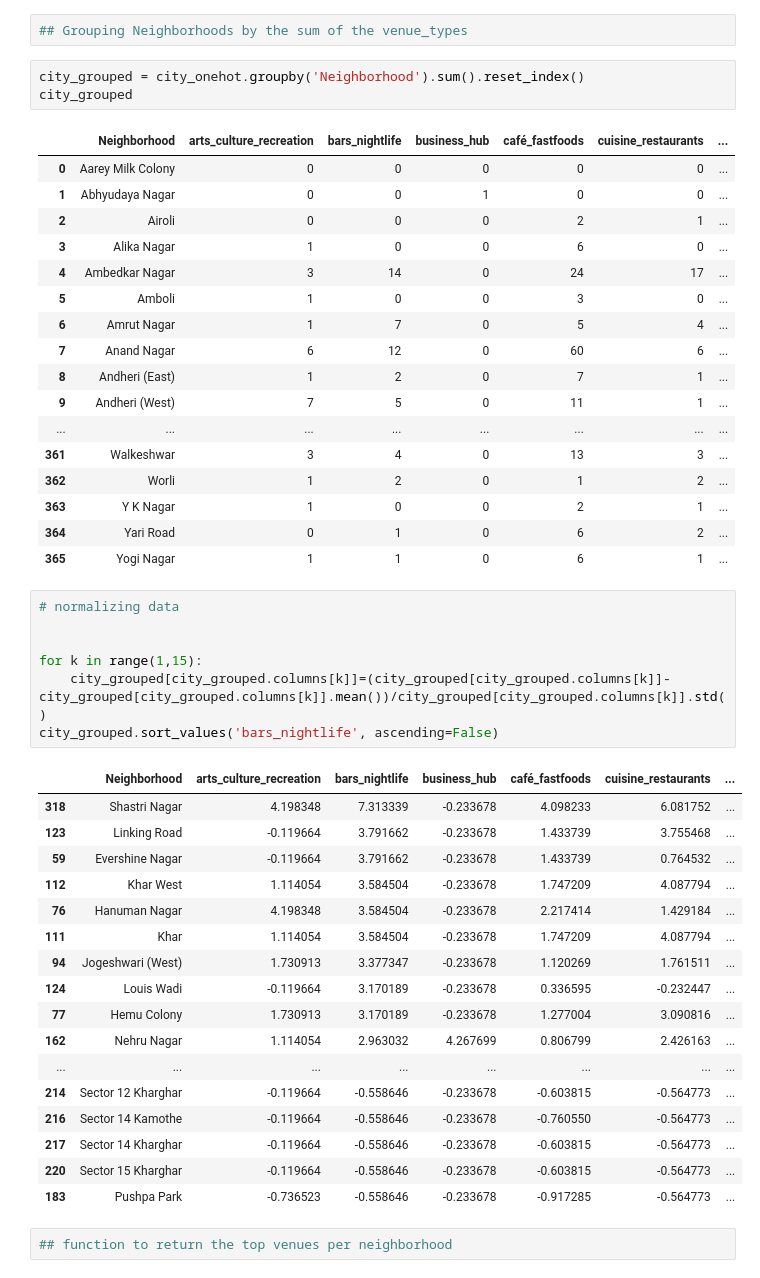
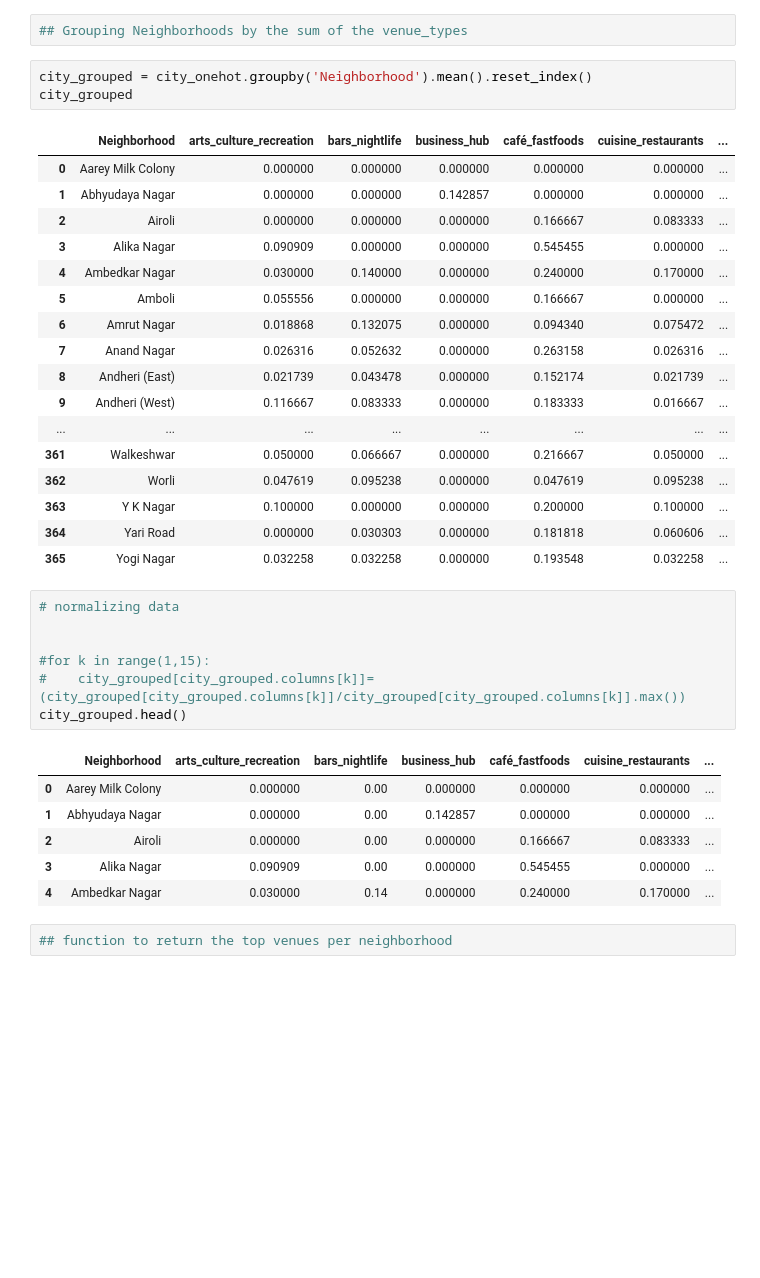
Before and after one commit to MohitPoddar35/mumbai_city_analysis, a Jupyter notebook: Mumbai_venue_analysis.ipynb, the cells around one changed output. Cells and saved outputs as stored; diff of their text form; blank space fills up the shorter version.

```diff
--- a/Mumbai_venue_analysis.ipynb
+++ b/Mumbai_venue_analysis.ipynb
@@ -90,51 +90,40 @@ city_onehot.head().sort_values('Neighborhood',ascending=True)
 # %%
 ## Grouping Neighborhoods by the sum of the venue_types
 # %%
-city_grouped = city_onehot.groupby('Neighborhood').sum().reset_index()
+city_grouped = city_onehot.groupby('Neighborhood').mean().reset_index()
 city_grouped
 # %% [output]
 |  | Neighborhood | arts_culture_recreation | bars_nightlife | business_hub | café_fastfoods | cuisine_restaurants | ... |
-| 0 | Aarey Milk Colony | 0 | 0 | 0 | 0 | 0 | ... |
-| 1 | Abhyudaya Nagar | 0 | 0 | 1 | 0 | 0 | ... |
-| 2 | Airoli | 0 | 0 | 0 | 2 | 1 | ... |
-| 3 | Alika Nagar | 1 | 0 | 0 | 6 | 0 | ... |
-| 4 | Ambedkar Nagar | 3 | 14 | 0 | 24 | 17 | ... |
-| 5 | Amboli | 1 | 0 | 0 | 3 | 0 | ... |
-| 6 | Amrut Nagar | 1 | 7 | 0 | 5 | 4 | ... |
-| 7 | Anand Nagar | 6 | 12 | 0 | 60 | 6 | ... |
-| 8 | Andheri (East) | 1 | 2 | 0 | 7 | 1 | ... |
-| 9 | Andheri (West) | 7 | 5 | 0 | 11 | 1 | ... |
+| 0 | Aarey Milk Colony | 0.000000 | 0.000000 | 0.000000 | 0.000000 | 0.000000 | ... |
+| 1 | Abhyudaya Nagar | 0.000000 | 0.000000 | 0.142857 | 0.000000 | 0.000000 | ... |
+| 2 | Airoli | 0.000000 | 0.000000 | 0.000000 | 0.166667 | 0.083333 | ... |
+| 3 | Alika Nagar | 0.090909 | 0.000000 | 0.000000 | 0.545455 | 0.000000 | ... |
+| 4 | Ambedkar Nagar | 0.030000 | 0.140000 | 0.000000 | 0.240000 | 0.170000 | ... |
+| 5 | Amboli | 0.055556 | 0.000000 | 0.000000 | 0.166667 | 0.000000 | ... |
+| 6 | Amrut Nagar | 0.018868 | 0.132075 | 0.000000 | 0.094340 | 0.075472 | ... |
+| 7 | Anand Nagar | 0.026316 | 0.052632 | 0.000000 | 0.263158 | 0.026316 | ... |
+| 8 | Andheri (East) | 0.021739 | 0.043478 | 0.000000 | 0.152174 | 0.021739 | ... |
+| 9 | Andheri (West) | 0.116667 | 0.083333 | 0.000000 | 0.183333 | 0.016667 | ... |
 | ... | ... | ... | ... | ... | ... | ... | ... |
-| 361 | Walkeshwar | 3 | 4 | 0 | 13 | 3 | ... |
-| 362 | Worli | 1 | 2 | 0 | 1 | 2 | ... |
-| 363 | Y K Nagar | 1 | 0 | 0 | 2 | 1 | ... |
-| 364 | Yari Road | 0 | 1 | 0 | 6 | 2 | ... |
-| 365 | Yogi Nagar | 1 | 1 | 0 | 6 | 1 | ... |
+| 361 | Walkeshwar | 0.050000 | 0.066667 | 0.000000 | 0.216667 | 0.050000 | ... |
+| 362 | Worli | 0.047619 | 0.095238 | 0.000000 | 0.047619 | 0.095238 | ... |
+| 363 | Y K Nagar | 0.100000 | 0.000000 | 0.000000 | 0.200000 | 0.100000 | ... |
+| 364 | Yari Road | 0.000000 | 0.030303 | 0.000000 | 0.181818 | 0.060606 | ... |
+| 365 | Yogi Nagar | 0.032258 | 0.032258 | 0.000000 | 0.193548 | 0.032258 | ... |
 # %%
 # normalizing data
 
 
-for k in range(1,15):
-    city_grouped[city_grouped.columns[k]]=(city_grouped[city_grouped.columns[k]]-city_grouped[city_grouped.columns[k]].mean())/city_grouped[city_grouped.columns[k]].std()
-city_grouped.sort_values('bars_nightlife', ascending=False)
+#for k in range(1,15):
+#    city_grouped[city_grouped.columns[k]]=(city_grouped[city_grouped.columns[k]]/city_grouped[city_grouped.columns[k]].max())
+city_grouped.head()
 # %% [output]
 |  | Neighborhood | arts_culture_recreation | bars_nightlife | business_hub | café_fastfoods | cuisine_restaurants | ... |
-| 318 | Shastri Nagar | 4.198348 | 7.313339 | -0.233678 | 4.098233 | 6.081752 | ... |
-| 123 | Linking Road | -0.119664 | 3.791662 | -0.233678 | 1.433739 | 3.755468 | ... |
-| 59 | Evershine Nagar | -0.119664 | 3.791662 | -0.233678 | 1.433739 | 0.764532 | ... |
-| 112 | Khar West | 1.114054 | 3.584504 | -0.233678 | 1.747209 | 4.087794 | ... |
-| 76 | Hanuman Nagar | 4.198348 | 3.584504 | -0.233678 | 2.217414 | 1.429184 | ... |
-| 111 | Khar | 1.114054 | 3.584504 | -0.233678 | 1.747209 | 4.087794 | ... |
-| 94 | Jogeshwari (West) | 1.730913 | 3.377347 | -0.233678 | 1.120269 | 1.761511 | ... |
-| 124 | Louis Wadi | -0.119664 | 3.170189 | -0.233678 | 0.336595 | -0.232447 | ... |
-| 77 | Hemu Colony | 1.730913 | 3.170189 | -0.233678 | 1.277004 | 3.090816 | ... |
-| 162 | Nehru Nagar | 1.114054 | 2.963032 | 4.267699 | 0.806799 | 2.426163 | ... |
-| ... | ... | ... | ... | ... | ... | ... | ... |
-| 214 | Sector 12 Kharghar | -0.119664 | -0.558646 | -0.233678 | -0.603815 | -0.564773 | ... |
-| 216 | Sector 14 Kamothe | -0.119664 | -0.558646 | -0.233678 | -0.760550 | -0.564773 | ... |
-| 217 | Sector 14 Kharghar | -0.119664 | -0.558646 | -0.233678 | -0.603815 | -0.564773 | ... |
-| 220 | Sector 15 Kharghar | -0.119664 | -0.558646 | -0.233678 | -0.603815 | -0.564773 | ... |
-| 183 | Pushpa Park | -0.736523 | -0.558646 | -0.233678 | -0.917285 | -0.564773 | ... |
+| 0 | Aarey Milk Colony | 0.000000 | 0.00 | 0.000000 | 0.000000 | 0.000000 | ... |
+| 1 | Abhyudaya Nagar | 0.000000 | 0.00 | 0.142857 | 0.000000 | 0.000000 | ... |
+| 2 | Airoli | 0.000000 | 0.00 | 0.000000 | 0.166667 | 0.083333 | ... |
+| 3 | Alika Nagar | 0.090909 | 0.00 | 0.000000 | 0.545455 | 0.000000 | ... |
+| 4 | Ambedkar Nagar | 0.030000 | 0.14 | 0.000000 | 0.240000 | 0.170000 | ... |
 # %%
 ## function to return the top venues per neighborhood
 # %%
```
Also changed, not shown: parts of 11 cells of this notebook, 8 other files.
